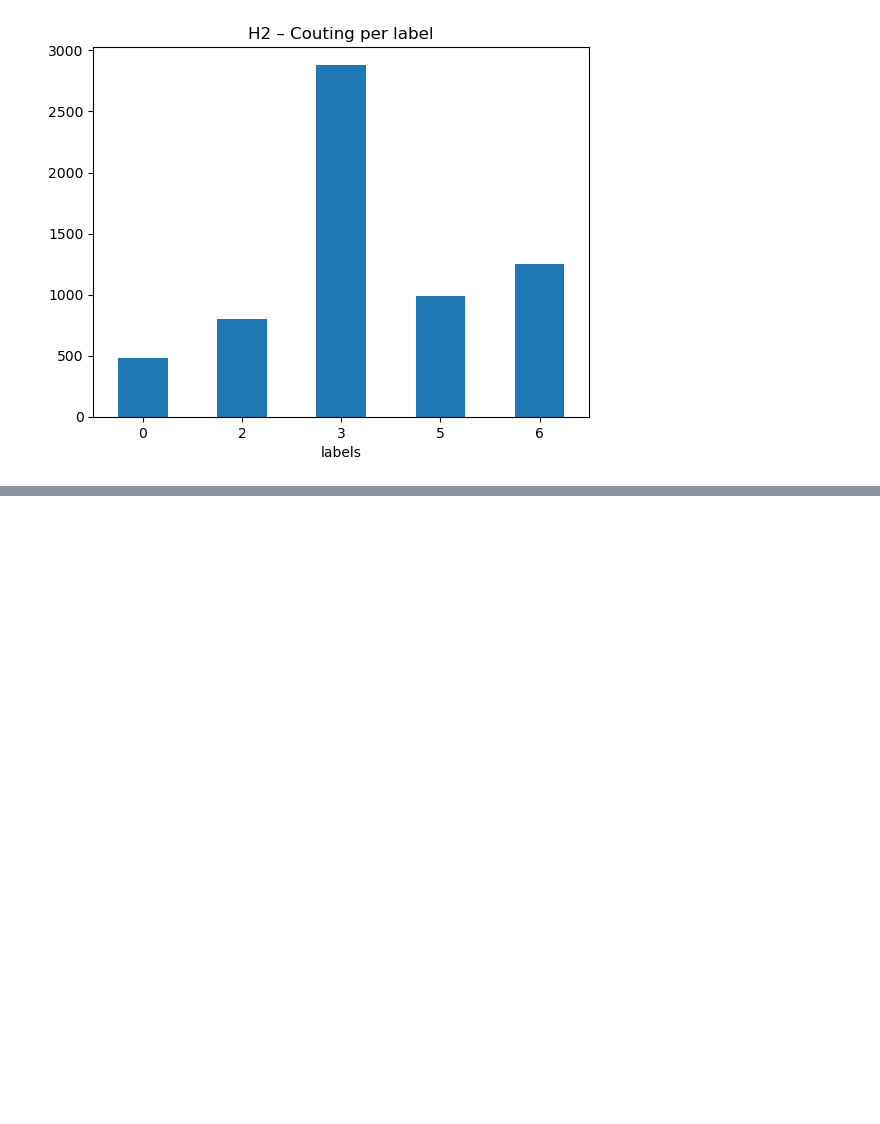
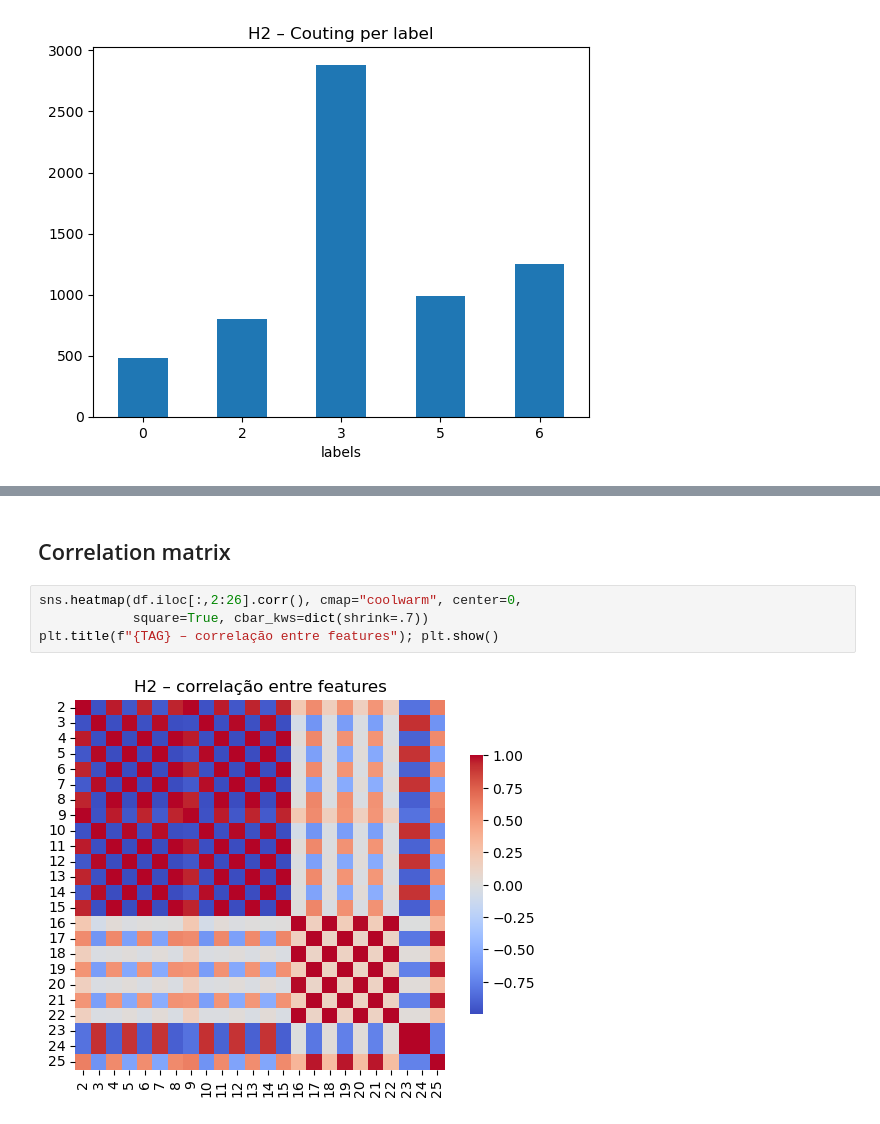
Before and after one commit to mcostenaro/Classic-GAN, a Jupyter notebook: notebooks/EDA_H2.ipynb, the cells around one changed output, grey strips where cells are left out. Saved outputs shown, nothing was run; the diff lists cells and outputs as text; blank space fills up the shorter version.

```diff
--- a/notebooks/EDA_H2.ipynb
+++ b/notebooks/EDA_H2.ipynb
@@ -29,0 +65,8 @@ plt.title(f"{TAG} – Couting per label"); plt.show()
+# %% [markdown]
+## Correlation matrix
+# %%
+sns.heatmap(df.iloc[:,2:26].corr(), cmap="coolwarm", center=0,
+            square=True, cbar_kws=dict(shrink=.7))
+plt.title(f"{TAG} – correlação entre features"); plt.show()
+# %% [output]
+[figure, added]
```
Also changed, not shown: parts of 5 cells of this notebook, 28 other files.
